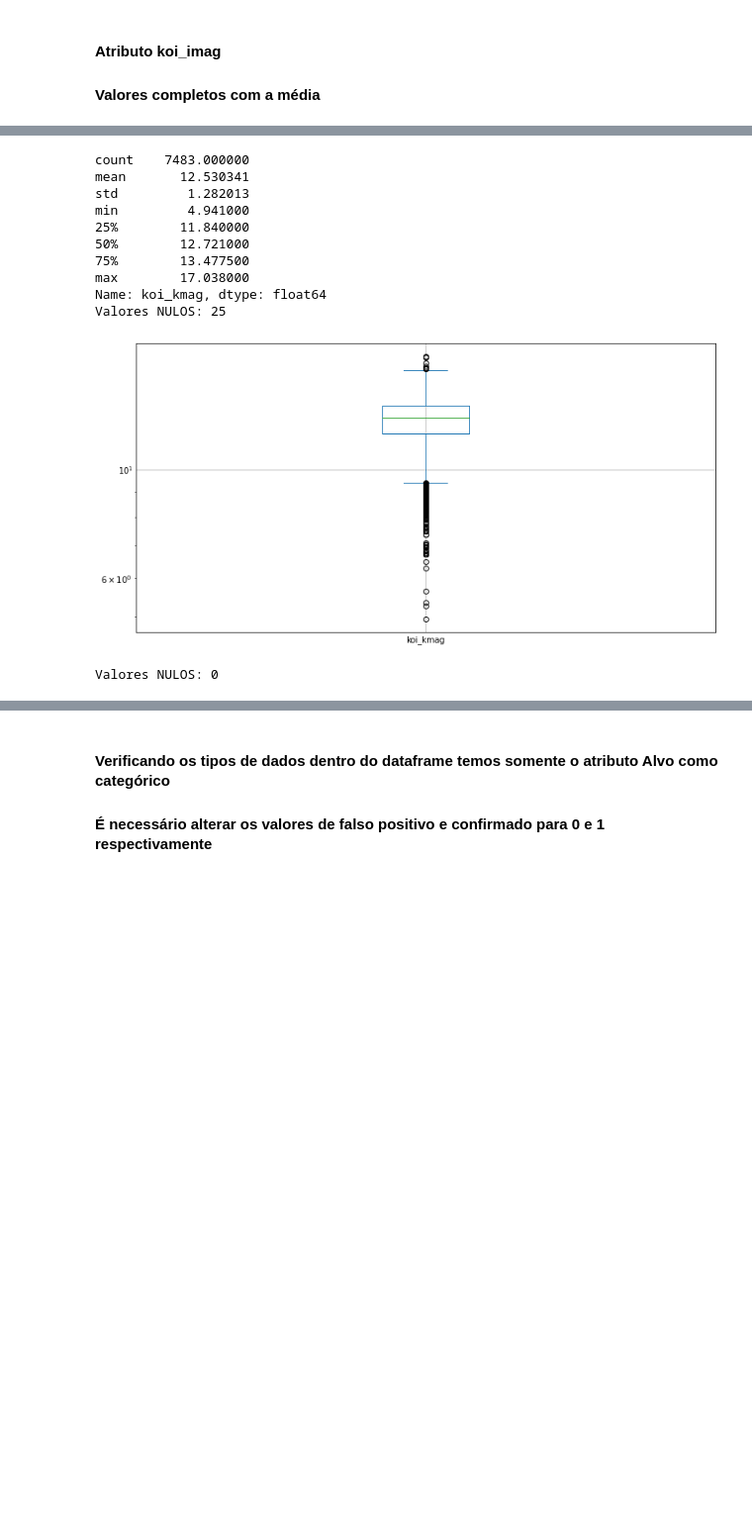
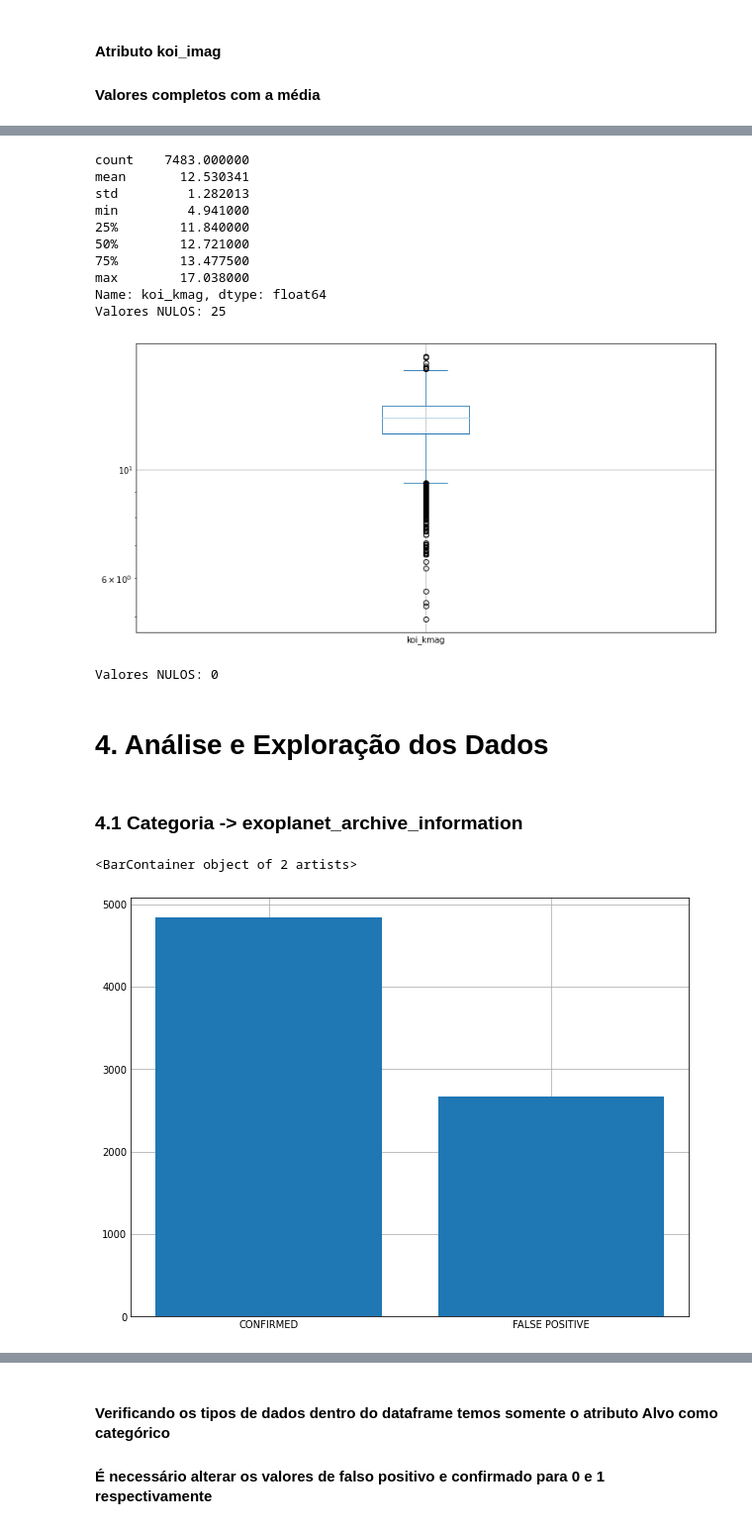
Before and after one commit to diogopena/exoplanet_classification_ml_model, a Jupyter notebook: exoplanet-ml-model-pt-br.ipynb, the cells around one changed output, grey strips where cells are left out. Shown at 99% size. Cells and saved outputs as stored; diff of their text form; code cells hidden in the pictures; blank space fills up the shorter version.

```diff
--- a/exoplanet-ml-model-pt-br.ipynb
+++ b/exoplanet-ml-model-pt-br.ipynb
@@ -32,0 +26,17 @@ Carregamento completo. O Shape do dataset completo é (9564, 141)
+# %%
+# Bloco Inicial para Notebook carregado localmente
+
+# Carregamento dos pacotes que serão utilizados
+import numpy as np
+import pandas as pd
+pd.options.mode.chained_assignment = None
+pd.set_option('display.max_rows', 8000)
+import matplotlib.pyplot as plt
+from sklearn import preprocessing
+from sklearn.model_selection import train_test_split
+from sklearn.tree import DecisionTreeClassifier
+
+# Carregamento do dataset completo
+df_exoplanets_full = pd.read_csv('dataset_exoplanets_29.07.2022_ready.csv')
+print('Carregado o arquivo: dataset_exoplanets_29.07.2022_ready.csv')
+print('Carregamento completo. A dimensão do dataset completo é ' + str(df_exoplanets_full.shape))
@@ -118,6 +129,16 @@ print('O shape do dataset df_exoplanets é ' + str(df_exoplanets.shape))
 # %% [output]
 O shape do dataset df_exoplanets_candidates é (2056, 38)
 O shape do dataset df_exoplanets é (7508, 38)
+# %%
+# Existem 38 atributos selecionados do dataset original - foi criado listas das categorias desses atributos para utilização futura
+#df_exoplanets.columns
+exoplanet_archive_information = ['koi_disposition']
+project_disposition_columns = ['koi_score','koi_fpflag_nt', 'koi_fpflag_ss','koi_fpflag_co', 'koi_fpflag_ec']
+transit_properties = ['koi_period', 'koi_impact', 'koi_duration', 'koi_depth', 'koi_ror', 'koi_srho', 'koi_prad', 'koi_sma', 'koi_incl', 'koi_teq', 'koi_ldm_coeff2', 'koi_ldm_coeff1']
+tce_event_information = ['koi_max_sngle_ev', 'koi_max_mult_ev', 'koi_model_snr', 'koi_count', 'koi_num_transits']
+stellar_parameters = ['koi_steff', 'koi_slogg', 'koi_smet', 'koi_srad', 'koi_smass']
+kic_parameters = ['ra', 'dec', 'koi_kepmag', 'koi_gmag', 'koi_rmag', 'koi_imag', 'koi_zmag', 'koi_jmag', 'koi_hmag', 'koi_kmag']
+categories = [exoplanet_archive_information, project_disposition_columns, transit_properties, tce_event_information, stellar_parameters, kic_parameters]
 # %% [markdown]
 ----------------------------------------------------------------------------------------------------------------------------------------------
 # %% [markdown]
@@ -776,5 +799,22 @@ min         4.941000
 max        17.038000
 Name: koi_kmag, dtype: float64
 Valores NULOS: 25
-[figure, old version]
+[figure, new version]
 Valores NULOS: 0
+# %% [markdown]
+# 4. Análise e Exploração dos Dados
+# %% [markdown]
+### 4.1 Categoria -> exoplanet_archive_information
+# %%
+# Análise exploratória da Categoria exoplanet_archive_information
+labels = df_exoplanets[exoplanet_archive_information[0]].unique()
+qty = df_exoplanets[exoplanet_archive_information[0]].value_counts()
+
+#Criação da imagem
+fig, ax = plt.subplots(figsize=(8,6))
+ax.bar(labels,qty)
+
+# Como o único atributo dessa categoria é categórico e será alterado apenas em outra fase do projeto não há insights vindo desses dados
+# %% [output]
+<BarContainer object of 2 artists>
+[figure, added]
```
Also changed, not shown: parts of 47 cells of this notebook.
